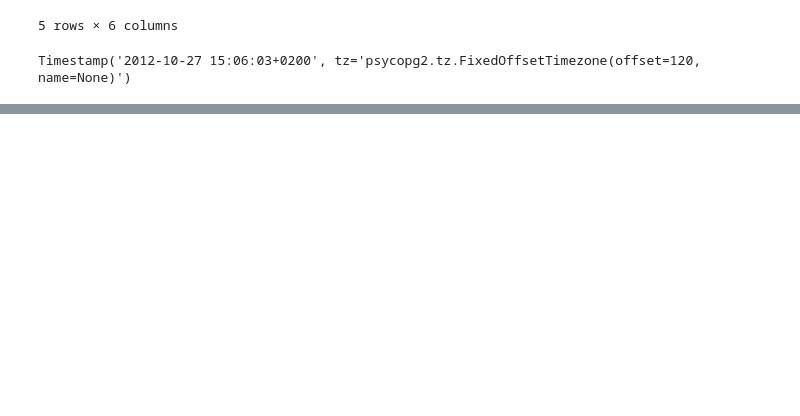
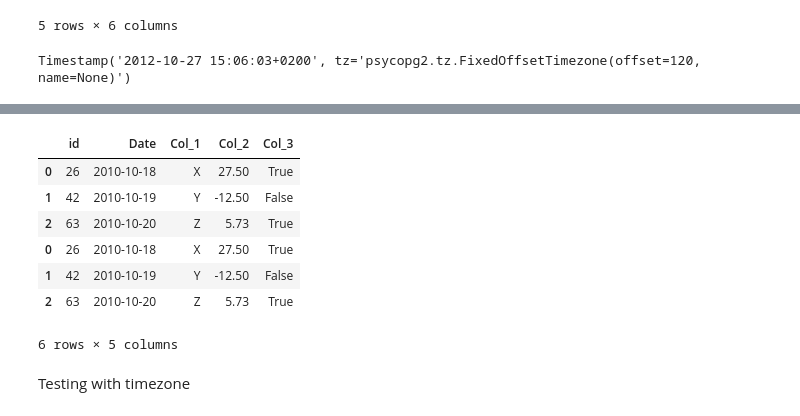
Before and after one commit to gridl/scipy_notebooks, a Jupyter notebook: pandas-pr-sql.ipynb, the cells around one changed output, grey strips where cells are left out. Cells and saved outputs as stored; diff of their text form; code cells hidden in the pictures; blank space fills up the shorter version.

Commit message:
SQL: some more tests

```diff
--- a/pandas-pr-sql.ipynb
+++ b/pandas-pr-sql.ipynb
@@ -172,0 +284,13 @@ Timestamp('2012-10-27 15:06:03+0200', tz='psycopg2.tz.FixedOffsetTimezone(offset
+# %%
+sql.read_table('test', engine, index_col='pandas_index')
+# %% [output]
+|  | id | Date | Col_1 | Col_2 | Col_3 |
+| 0 | 26 | 2010-10-18 | X | 27.50 | True |
+| 1 | 42 | 2010-10-19 | Y | -12.50 | False |
+| 2 | 63 | 2010-10-20 | Z | 5.73 | True |
+| 0 | 26 | 2010-10-18 | X | 27.50 | True |
+| 1 | 42 | 2010-10-19 | Y | -12.50 | False |
+| 2 | 63 | 2010-10-20 | Z | 5.73 | True |
+6 rows × 5 columns
+# %% [markdown]
+Testing with timezone
```
Also changed, not shown: parts of 47 cells of this notebook.
